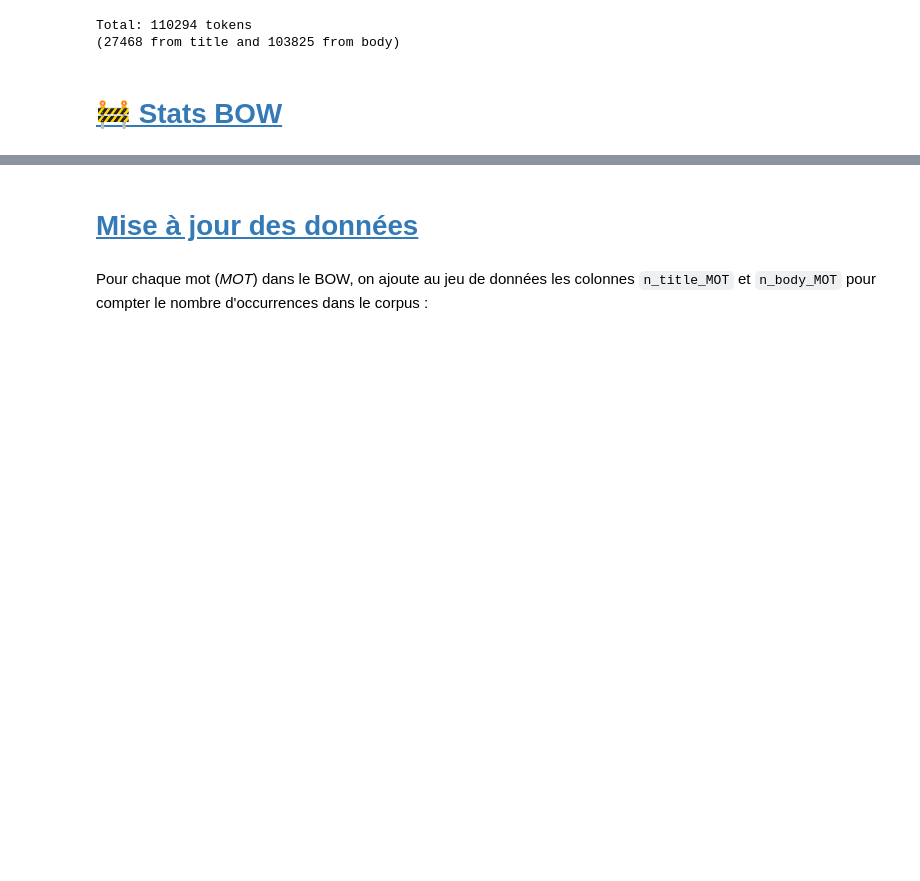
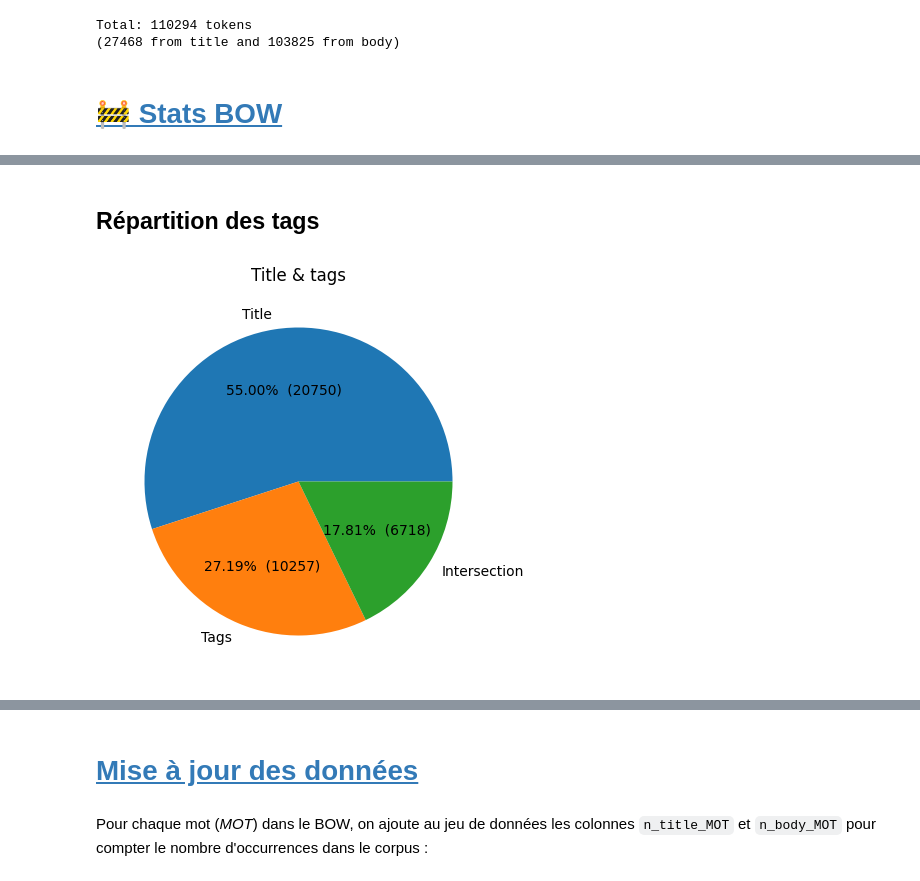
Before and after one commit to sycod/OC_P5_SoF, a Jupyter notebook: 1_EDA.ipynb, the cells around one changed output, grey strips where cells are left out. Drawn from its saved outputs; the diff is of its cells as text; code cells hidden in the pictures; blank space fills up the shorter version.

```diff
--- a/1_EDA.ipynb
+++ b/1_EDA.ipynb
@@ -434,0 +452,16 @@ Total: 110294 tokens
+# %% [markdown]
+## Répartition des tags
+# %%
+x = [len(bow_title - tags), len(tags - bow_title), len(bow_title & tags)]
+
+plt.figure(figsize=(5, 5))
+plt.title(f"Title & tags")
+plt.pie(
+    x,
+    labels=["Title", "Tags", "Intersection"],
+    autopct=make_autopct(x),
+)
+
+plt.show()
+# %% [output]
+[figure, added]
```
Also changed, not shown: parts of 23 cells of this notebook, 2 other files.
